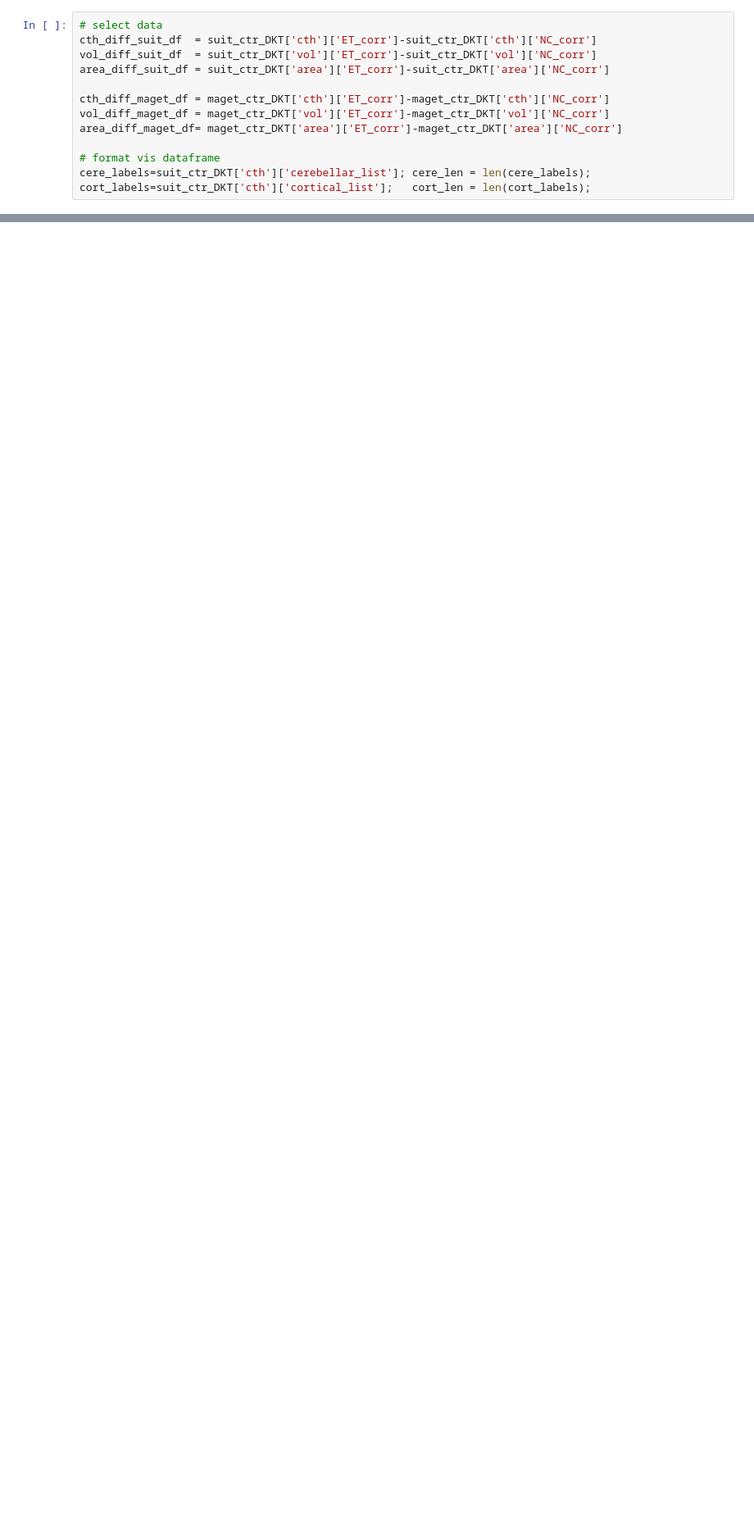
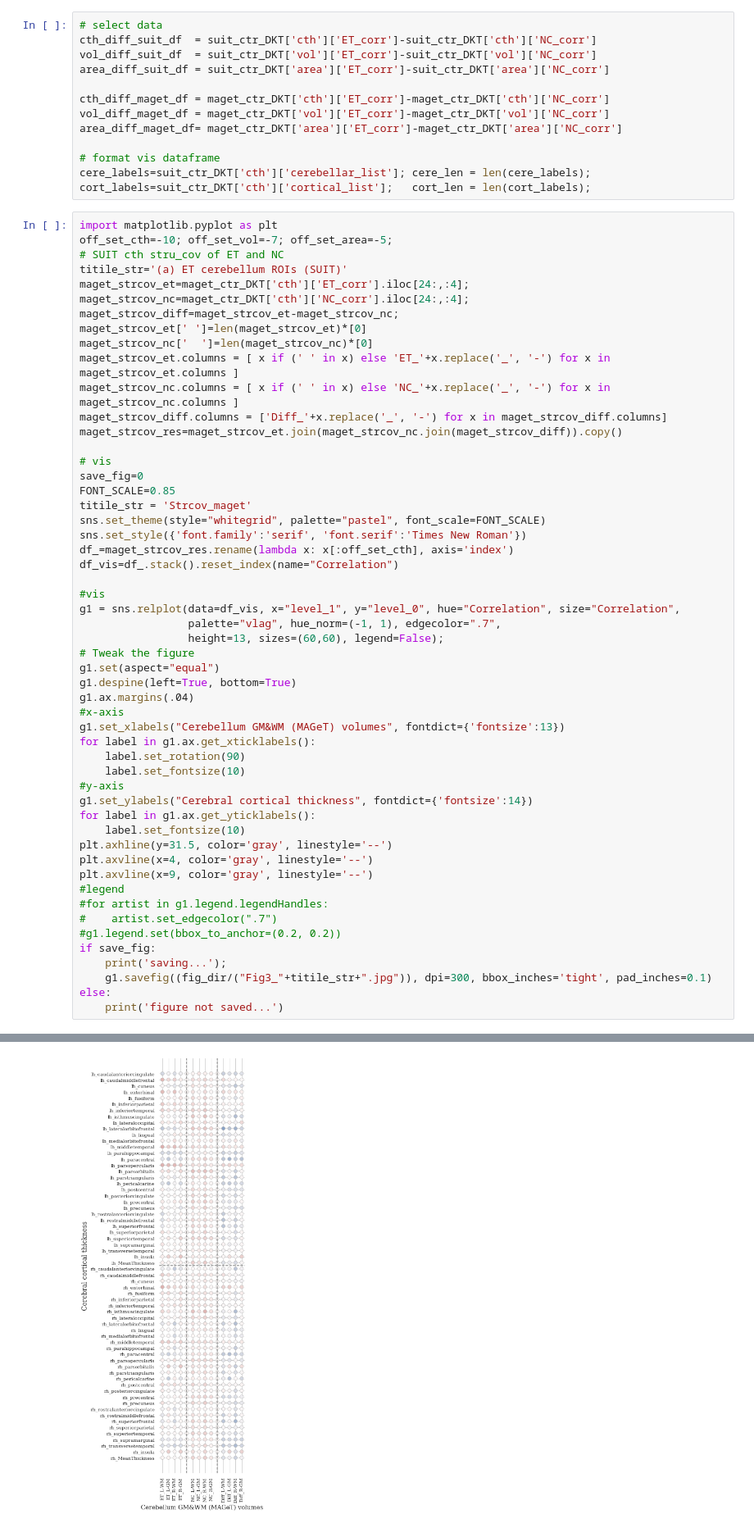
Before and after one commit to neurodatascience/ET_biomarker, a Jupyter notebook: stats/5_structrual_cov.ipynb, the cells around one changed output, grey strips where cells are left out. Shown at 82% size. Saved outputs shown, nothing was run; the diff lists cells and outputs as text; blank space fills up the shorter version.

Commit message:
Update stru_cov after discussion.

```diff
--- a/stats/5_structrual_cov.ipynb
+++ b/stats/5_structrual_cov.ipynb
@@ -213,3 +213,57 @@ area_diff_maget_df= maget_ctr_DKT['area']['ET_corr']-maget_ctr_DKT['area']['NC_c
 # format vis dataframe
 cere_labels=suit_ctr_DKT['cth']['cerebellar_list']; cere_len = len(cere_labels);
 cort_labels=suit_ctr_DKT['cth']['cortical_list'];   cort_len = len(cort_labels);
+# %%
+import matplotlib.pyplot as plt
+off_set_cth=-10; off_set_vol=-7; off_set_area=-5;
+# SUIT cth stru_cov of ET and NC
+titile_str='(a) ET cerebellum ROIs (SUIT)'
+maget_strcov_et=maget_ctr_DKT['cth']['ET_corr'].iloc[24:,:4];
+maget_strcov_nc=maget_ctr_DKT['cth']['NC_corr'].iloc[24:,:4];
+maget_strcov_diff=maget_strcov_et-maget_strcov_nc;
+maget_strcov_et[' ']=len(maget_strcov_et)*[0]
+maget_strcov_nc['  ']=len(maget_strcov_nc)*[0]
+maget_strcov_et.columns = [ x if (' ' in x) else 'ET_'+x.replace('_', '-') for x in maget_strcov_et.columns ]
+maget_strcov_nc.columns = [ x if (' ' in x) else 'NC_'+x.replace('_', '-') for x in maget_strcov_nc.columns ]
+maget_strcov_diff.columns = ['Diff_'+x.replace('_', '-') for x in maget_strcov_diff.columns]
+maget_strcov_res=maget_strcov_et.join(maget_strcov_nc.join(maget_strcov_diff)).copy()
+
+# vis
+save_fig=0
+FONT_SCALE=0.85
+titile_str = 'Strcov_maget'
+sns.set_theme(style="whitegrid", palette="pastel", font_scale=FONT_SCALE)
+sns.set_style({'font.family':'serif', 'font.serif':'Times New Roman'})
+df_=maget_strcov_res.rename(lambda x: x[:off_set_cth], axis='index')
+df_vis=df_.stack().reset_index(name="Correlation")
+
+#vis
+g1 = sns.relplot(data=df_vis, x="level_1", y="level_0", hue="Correlation", size="Correlation",
+                 palette="vlag", hue_norm=(-1, 1), edgecolor=".7",
+                 height=13, sizes=(60,60), legend=False);
+# Tweak the figure
+g1.set(aspect="equal")
+g1.despine(left=True, bottom=True)
+g1.ax.margins(.04)
+#x-axis
+g1.set_xlabels("Cerebellum GM&WM (MAGeT) volumes", fontdict={'fontsize':13})
+for label in g1.ax.get_xticklabels():
+    label.set_rotation(90)
+    label.set_fontsize(10)
+#y-axis
+g1.set_ylabels("Cerebral cortical thickness", fontdict={'fontsize':14})
+for label in g1.ax.get_yticklabels():
+    label.set_fontsize(10)
+plt.axhline(y=31.5, color='gray', linestyle='--')
+plt.axvline(x=4, color='gray', linestyle='--')
+plt.axvline(x=9, color='gray', linestyle='--')
+#legend
+#for artist in g1.legend.legendHandles:
+#    artist.set_edgecolor(".7")
+#g1.legend.set(bbox_to_anchor=(0.2, 0.2))
+if save_fig:
+    print('saving...');
+    g1.savefig((fig_dir/("Fig3_"+titile_str+".jpg")), dpi=300, bbox_inches='tight', pad_inches=0.1)
+else:
+    print('figure not saved...')
+# %% [output]
@@ -215,0 +271 @@ cort_labels=suit_ctr_DKT['cth']['cortical_list'];   cort_len = len(cort_labels);
+[figure, added]
```
Also changed, not shown: parts of 4 cells of this notebook, 2 other files.
